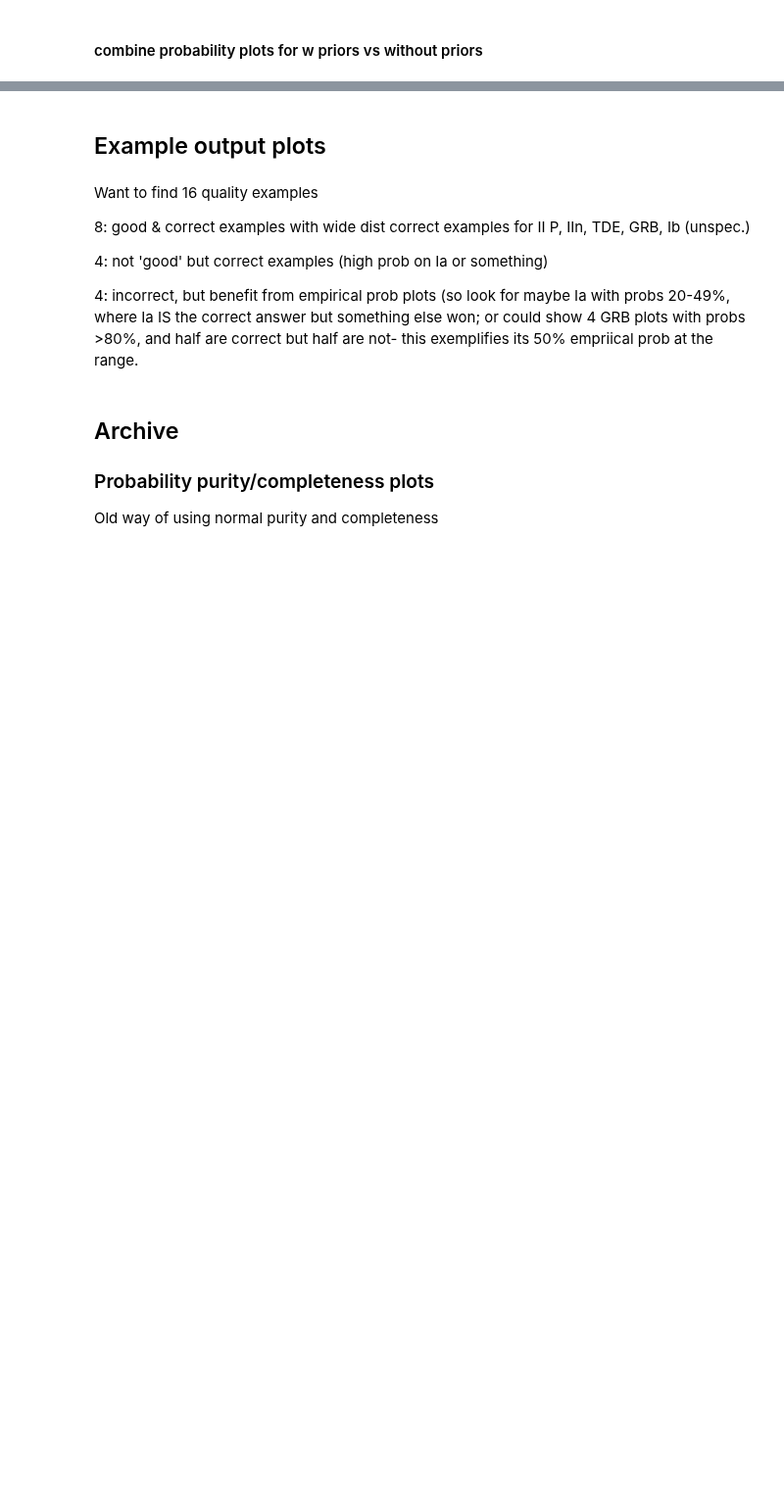
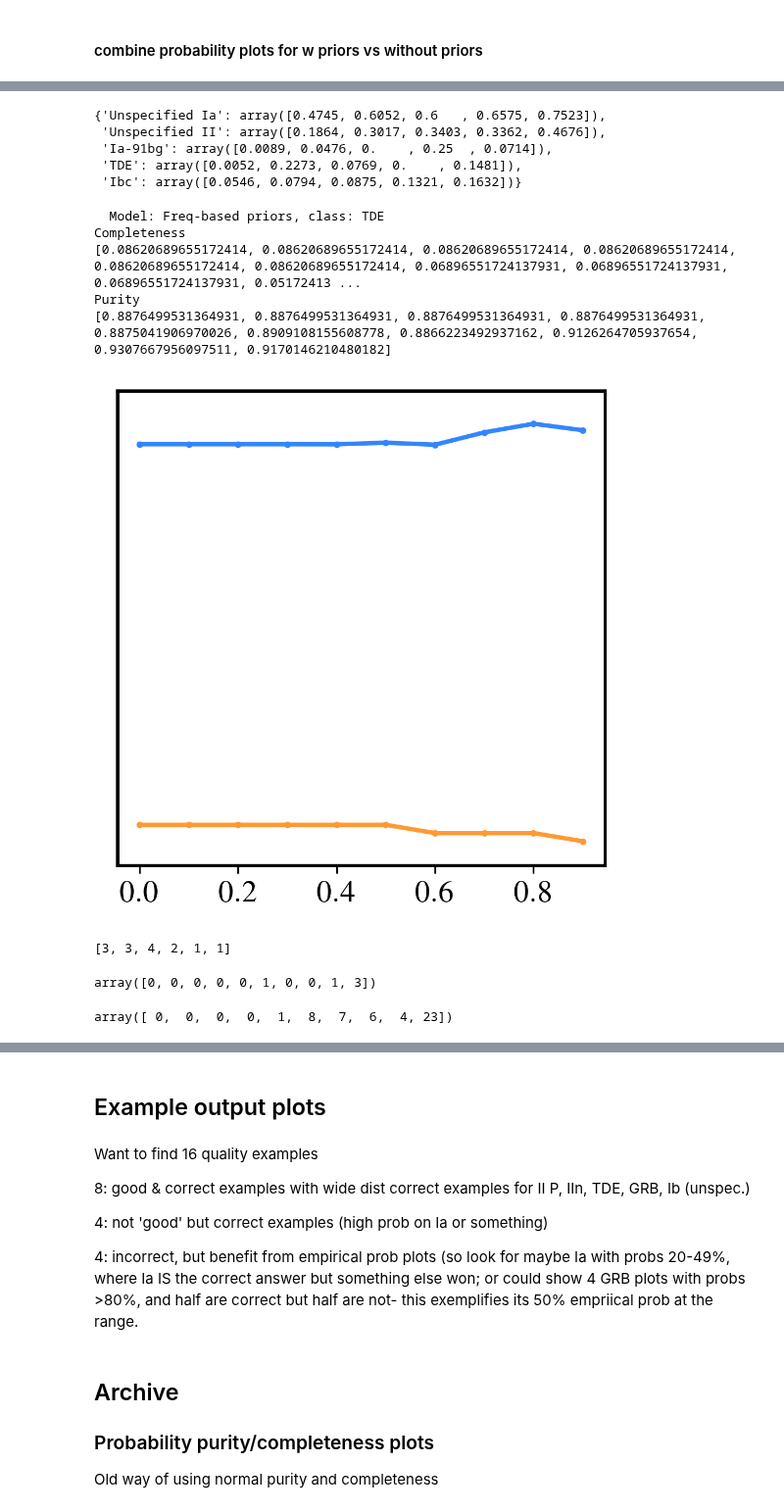
Before and after one commit to marinakiseleva/thex_model, a Jupyter notebook: notebooks/CustomPlotting.ipynb, the cells around one changed output, grey strips where cells are left out. Shown at 98% size. Cells and saved outputs as stored; diff of their text form; code cells hidden in the pictures; blank space fills up the shorter version.

```diff
--- a/notebooks/CustomPlotting.ipynb
+++ b/notebooks/CustomPlotting.ipynb
@@ -607,0 +511,32 @@ plt.show()
+# %%
+multi_w.class_prob_rates
+# %% [output]
+{'Unspecified Ia': array([0.4745, 0.6052, 0.6   , 0.6575, 0.7523]),
+ 'Unspecified II': array([0.1864, 0.3017, 0.3403, 0.3362, 0.4676]),
+ 'Ia-91bg': array([0.0089, 0.0476, 0.    , 0.25  , 0.0714]),
+ 'TDE': array([0.0052, 0.2273, 0.0769, 0.    , 0.1481]),
+ 'Ibc': array([0.0546, 0.0794, 0.0875, 0.1321, 0.1632])}
+# %%
+# f, ax = plt.figure(figsize=(4, 4), dpi=200)
+
+f, ax = plt.subplots(nrows=1,
+                     ncols=1,
+#                      sharex=True, sharey=True,
+                     figsize=(4,4),
+                     dpi=280)
+
+multi_range_metrics = multi_w.compute_probability_range_metrics(
+        multi_w.results)
+mirror_ax = plot_model_curves(
+            "TDE", multi_w, multi_range_metrics, ax)
+# %% [output]
+  Model: Freq-based priors, class: TDE
+Completeness
+[0.08620689655172414, 0.08620689655172414, 0.08620689655172414, 0.08620689655172414, 0.08620689655172414, 0.08620689655172414, 0.06896551724137931, 0.06896551724137931, 0.06896551724137931, 0.05172413 ...
+Purity
+[0.8876499531364931, 0.8876499531364931, 0.8876499531364931, 0.8876499531364931, 0.8875041906970026, 0.8909108155608778, 0.8866223492937162, 0.9126264705937654, 0.9307667956097511, 0.9170146210480182]
+[figure, added]
+# %%
+np[3,3,4] +[2,1,1]
+# %% [output]
+[3, 3, 4, 2, 1, 1]
@@ -607,0 +566,8 @@ plt.show()
+# %%
+TP_counts
+# %% [output]
+array([0, 0, 0, 0, 0, 1, 0, 0, 1, 3])
+# %%
+total_counts
+# %% [output]
+array([ 0,  0,  0,  0,  1,  8,  7,  6,  4, 23])
```
Also changed, not shown: parts of 18 cells of this notebook, 1 other file.
